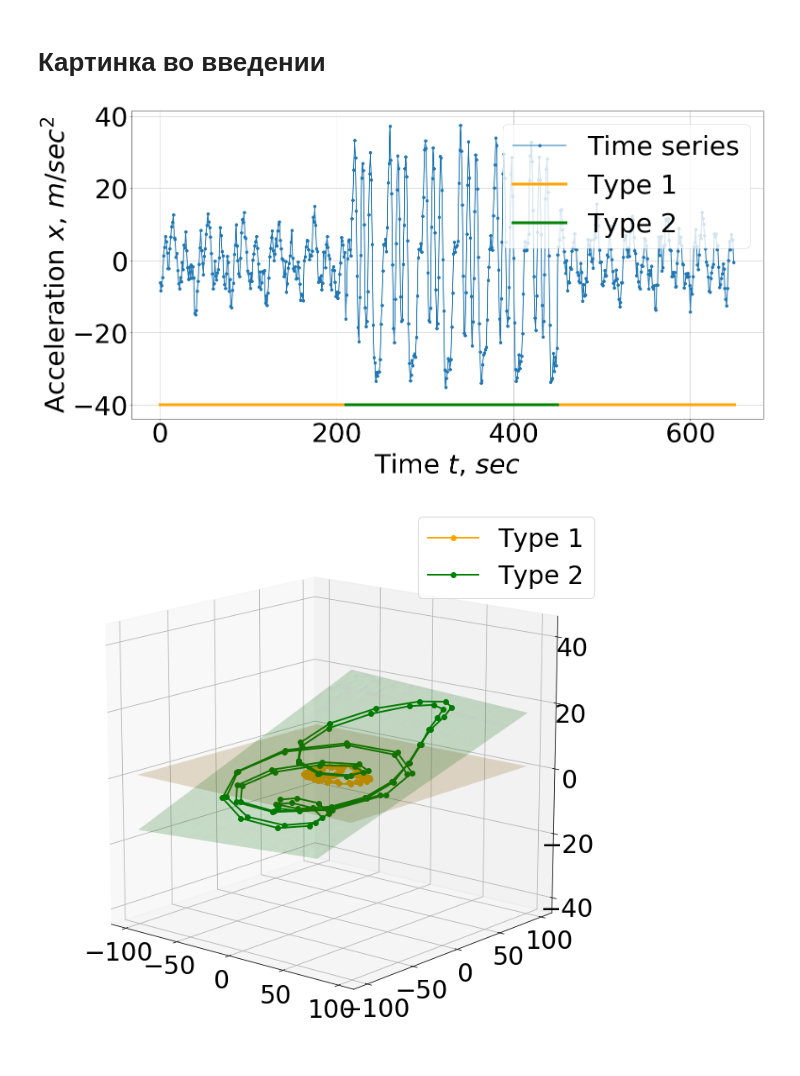
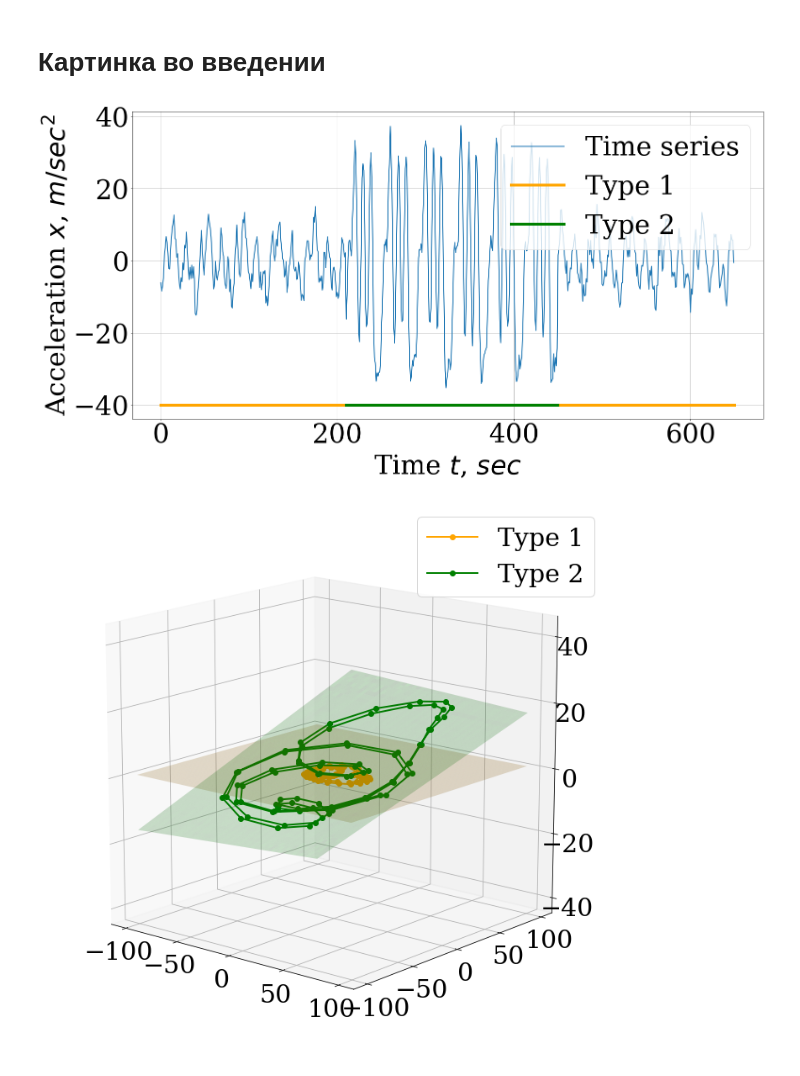
Before and after one commit to andriygav/TimeSeriesClustering, a Jupyter notebook: code/graph.ipynb, the cells around one changed output. Saved outputs shown, nothing was run; the diff lists cells and outputs as text; code cells hidden in the pictures.

Commit message:
add new figure

```diff
--- a/code/graph.ipynb
+++ b/code/graph.ipynb
@@ -13,6 +13,8 @@ from sklearn.decomposition import PCA
 from mpl_toolkits.mplot3d import Axes3D
 # %%
 import lib
+# %%
+plt.rcParams["font.family"] = "serif"
 # %%
 plt.rcParams['lines.linewidth'] = 3
 plt.rcParams['lines.markersize'] = 6
@@ -181,35 +184,35 @@ X_intro = (data.values[1150:1800]).reshape([1,-1,1])
 # %%
 Text_size = 56
 
 plt.rcParams['lines.linewidth'] = 2
 plt.rcParams['lines.markersize'] = 6
 plt.rcParams['xtick.labelsize'] = Text_size
 plt.rcParams['ytick.labelsize'] = Text_size
 plt.rcParams['legend.fontsize'] = Text_size
 plt.rcParams['axes.titlesize']=Text_size
 plt.rcParams['axes.labelsize']=Text_size
 plt.rcParams['figure.figsize'] = (24.0, 12.0)
 plt.rcParams['font.size'] = Text_size
 #################################################
 color = ['orange', 'green', 'red', 'yelow', 'blue']
 
-_ = plt.plot(X_intro[0], '-o', label = 'Time series')
+_ = plt.plot(X_intro[0], '-', label = 'Time series')
 
 list_ = [-40, -40]
 _ = plt.plot([0, 210], list_, linewidth = 6, color = color[0], label = "Type 1")
 _ = plt.plot([450, 650], list_, linewidth = 6, color = color[0])
 _ = plt.plot([210, 450], list_, linewidth = 6, color = color[1], label = "Type 2")
 
 
 plt.xlabel('time', labelpad=12)
 plt.grid()
 plt.legend(loc = 'upper right')
 plt.xlabel('Time $t$, $sec$')
 plt.ylabel('Acceleration $x$, $m/sec^2$')
 plt.savefig('./results/example.png', bbox_inches='tight')
 plt.show()
 # %% [output]
-[figure, old version]
+[figure, new version]
 # %%
 phase_track_intro = lib.return_phase_track(X_intro[:, 0:100, :], 20)
 model = PCA(n_components=2)
@@ -283,4 +286,4 @@ ax.zaxis.set_ticks(np.arange(-40, 41, 20))
 plt.savefig('./results/example_phase.png', bbox_inches='tight')
 plt.show()
 # %% [output]
-[figure, old version]
+[figure, new version]
```
Also changed, not shown: parts of 6 cells of this notebook, 37 other files.
